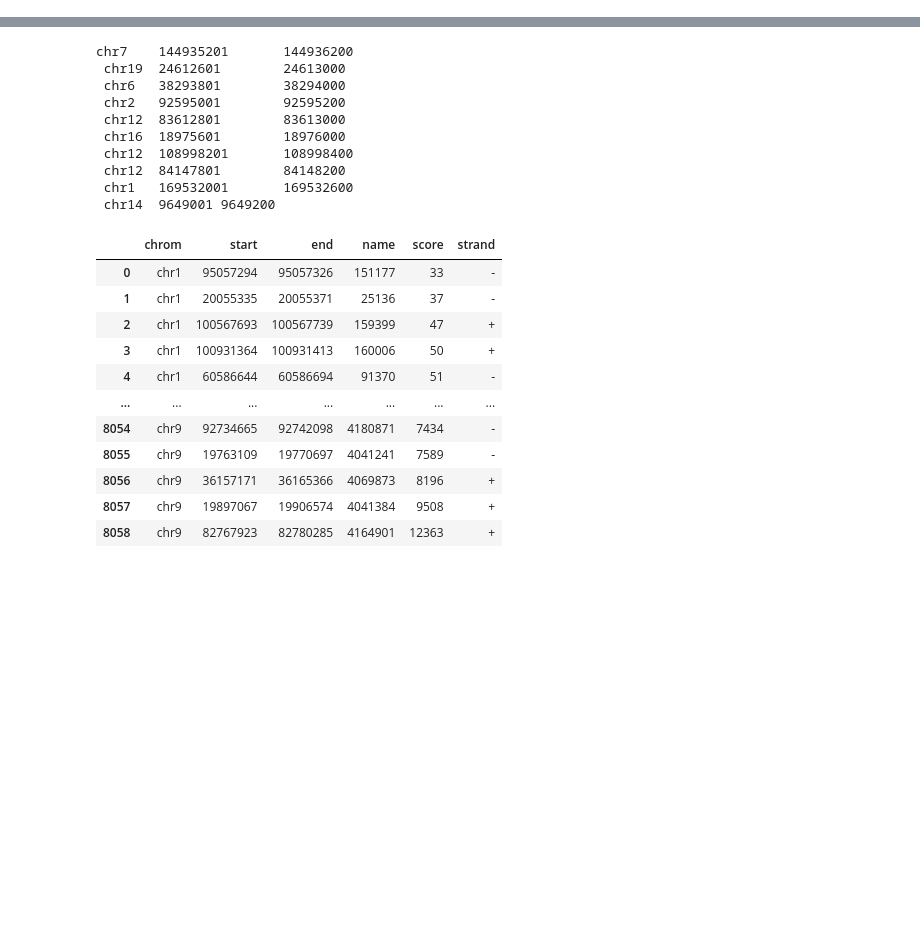
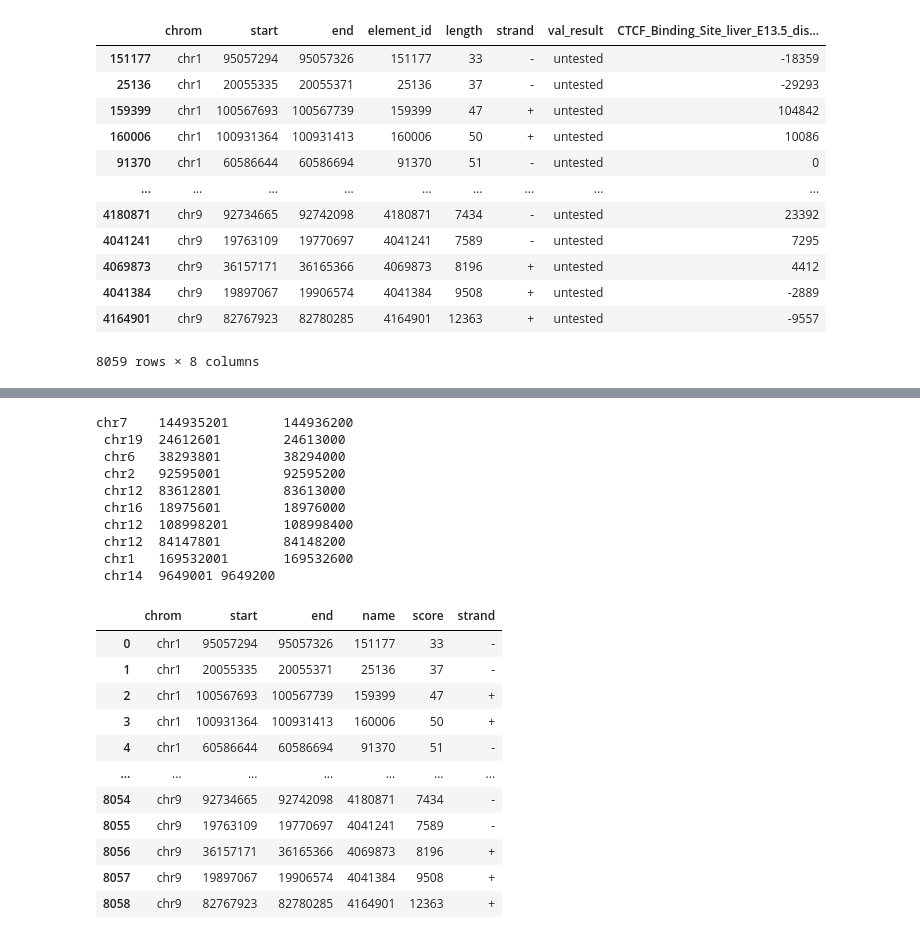
Before and after one commit to ooakley/VMIAP, a Jupyter notebook: Untitled.ipynb, the cells around one changed output, grey strips where cells are left out. Saved outputs shown, nothing was run; the diff lists cells and outputs as text; code cells hidden in the pictures; blank space fills up the shorter version.

```diff
--- a/Untitled.ipynb
+++ b/Untitled.ipynb
@@ -90,0 +127,5 @@ dataset_list[0][:-4]
+# %%
+feature_id = "CTCF_Binding_Site_liver_E13.5_distance"
+dataset = pd.read_pickle("data/biomart_data/" + "CTCF_Binding_Site_liver_E13.5.pkl")
+dataset["chromosome_name"] = ["chr" + str(x) for x in list(dataset["chromosome_name"])]
+dataset
@@ -90,0 +146,3 @@ dataset_list[0][:-4]
+# %%
+dataset_bed = pybedtools.BedTool.from_dataframe(dataset)
+dataset_bed.head(10)
@@ -90,0 +160,3 @@ dataset_list[0][:-4]
+# %%
+distances_df = find_distances(interval_bed, dataset_bed, feature_id)
+distances_df
@@ -91 +212,18 @@ dataset_list[0][:-4]
+# %%
+total_df[feature_id] = distances_df[feature_id]
+total_df
+# %% [output]
+|  | chrom | start | end | element_id | length | strand | val_result | CTCF_Binding_Site_liver_E13.5_dis... |
+| 151177 | chr1 | 95057294 | 95057326 | 151177 | 33 | - | untested | -18359 |
+| 25136 | chr1 | 20055335 | 20055371 | 25136 | 37 | - | untested | -29293 |
+| 159399 | chr1 | 100567693 | 100567739 | 159399 | 47 | + | untested | 104842 |
+| 160006 | chr1 | 100931364 | 100931413 | 160006 | 50 | + | untested | 10086 |
+| 91370 | chr1 | 60586644 | 60586694 | 91370 | 51 | - | untested | 0 |
+| ... | ... | ... | ... | ... | ... | ... | ... | ... |
+| 4180871 | chr9 | 92734665 | 92742098 | 4180871 | 7434 | - | untested | 23392 |
+| 4041241 | chr9 | 19763109 | 19770697 | 4041241 | 7589 | - | untested | 7295 |
+| 4069873 | chr9 | 36157171 | 36165366 | 4069873 | 8196 | + | untested | 4412 |
+| 4041384 | chr9 | 19897067 | 19906574 | 4041384 | 9508 | + | untested | -2889 |
+| 4164901 | chr9 | 82767923 | 82780285 | 4164901 | 12363 | + | untested | -9557 |
+8059 rows × 8 columns
 # %%
```
Also changed, not shown: parts of 22 cells of this notebook, 2 other files.
